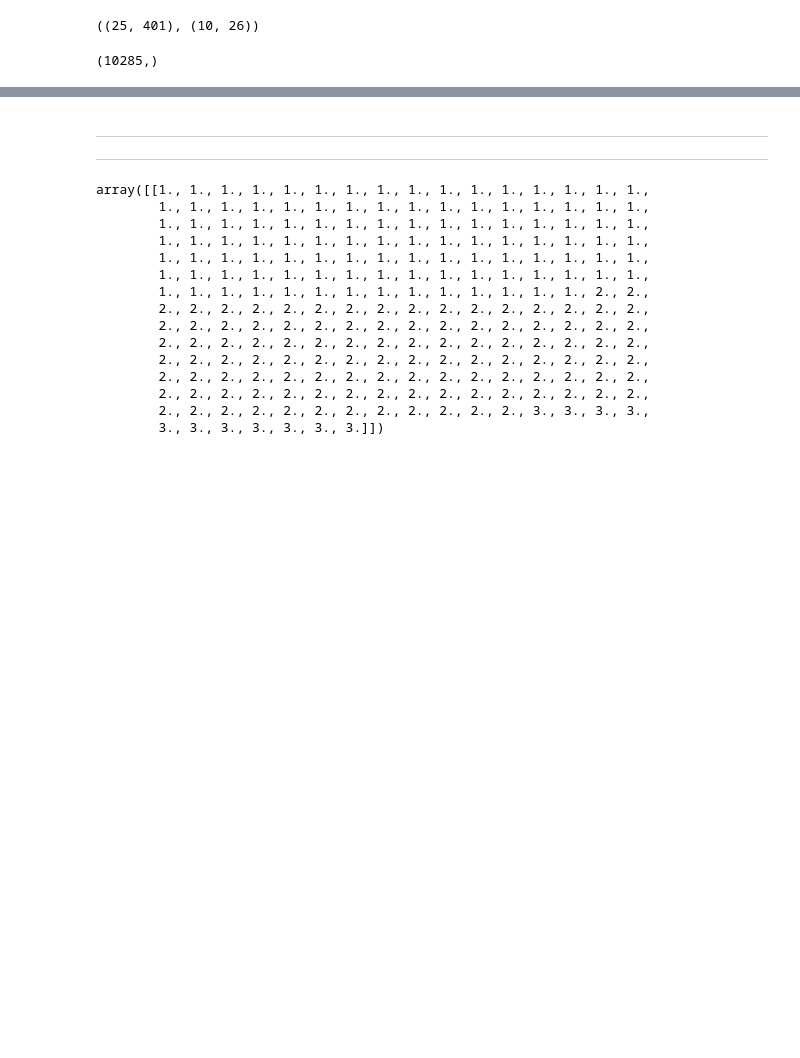
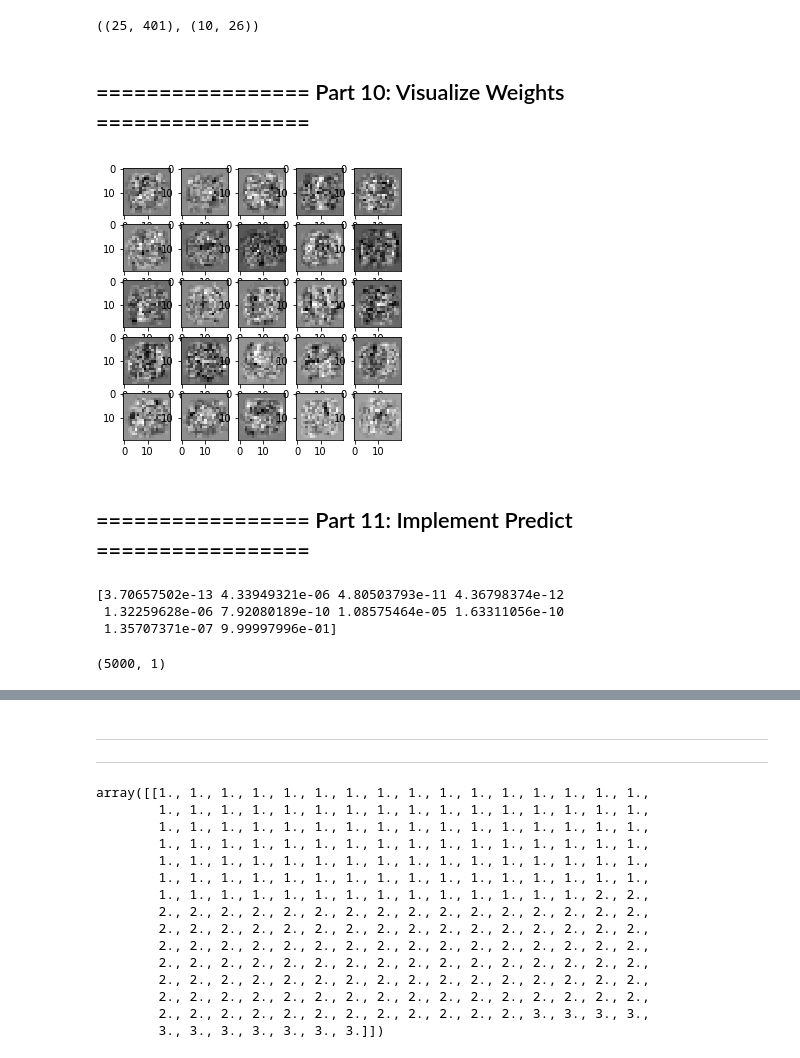
Before and after one commit to calvar/courseraML, a Jupyter notebook: Ex4/python/ex4.ipynb, the cells around one changed output, grey strips where cells are left out. Cells and saved outputs as stored; diff of their text form; code cells hidden in the pictures; blank space fills up the shorter version.

```diff
--- a/Ex4/python/ex4.ipynb
+++ b/Ex4/python/ex4.ipynb
@@ -146,7 +146,7 @@ Sigmoid gradient evaluated at [-1 -0.5 0 0.5 1]:
 # %%
 #Parameters are initialized at random small values (between -ep and ep), otherwise all neurons
 # on a layer would be equal
-ep = 0.1
+ep = 0.12
 ini_Theta1 = ep * (2*np.random.rand(hidden_layer_size,input_layer_size+1)-1)
 ini_Theta2 = ep * (2*np.random.rand(num_labels,hidden_layer_size+1)-1)
 
@@ -341,7 +349,7 @@ err(3,22): 1.2942076411231305e-08
 # %% [markdown]
 ## =================== Part 9: Training NN ===================
 # %%
-l = 1
-fin_nn_params = fmin_bfgs(nnJreg, ini_nn_params, grad_nnJreg, args=(X,y,l,input_layer_size, hidden_layer_size, num_labels),maxiter=300)
-fin_nn_params.shape
+l = 0.01
+fin_nn_params = fmin_cg(nnJreg, ini_nn_params, grad_nnJreg, args=(X,y,l,input_layer_size, hidden_layer_size, num_labels),maxiter=15000)
+fin_nn_params[0].shape
 # %% [output]
@@ -378,9 +402,12 @@ Out.close()
-# %%
-In = open("fin_nn_params_k.dat", "r")
-dat = In.readline().split()
-for i in range(fin_nn_params.shape[0]):
-    fin_nn_params[i] = float(dat[i])
-In.close()
-fin_nn_params.shape
-# %% [output]
-(10285,)
+# %% [markdown]
+## ================= Part 10: Visualize Weights =================
+# %%
+#Display the data as images
+fig1, ax = plt.subplots(5,5,figsize=(5, 5))
+for i in range(5):
+    for j in range(5):
+        ax[i][j].imshow(Theta1[5*i+j,1:].reshape(20,20), cmap='gray')
+# %% [output]
+[figure, added]
+# %% [markdown]
+## ================= Part 11: Implement Predict =================
@@ -386,0 +429,9 @@ fin_nn_params.shape
+# %%
+id = 1502
+pred = predict(Theta1, Theta2, X, 0)
+pred.shape
+# %% [output]
+[3.70657502e-13 4.33949321e-06 4.80503793e-11 4.36798374e-12
+ 1.32259628e-06 7.92080189e-10 1.08575464e-05 1.63311056e-10
+ 1.35707371e-07 9.99997996e-01]
+(5000, 1)
```
Also changed, not shown: parts of 14 cells of this notebook, 1 other file.
